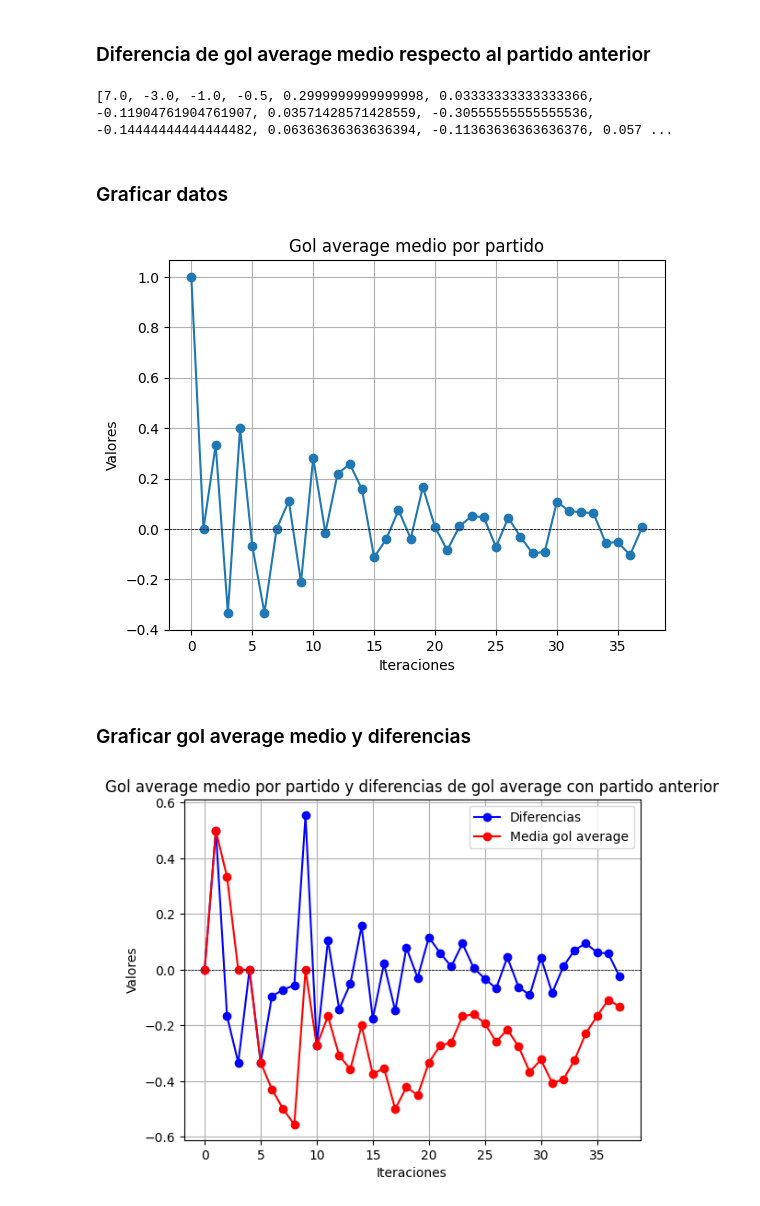
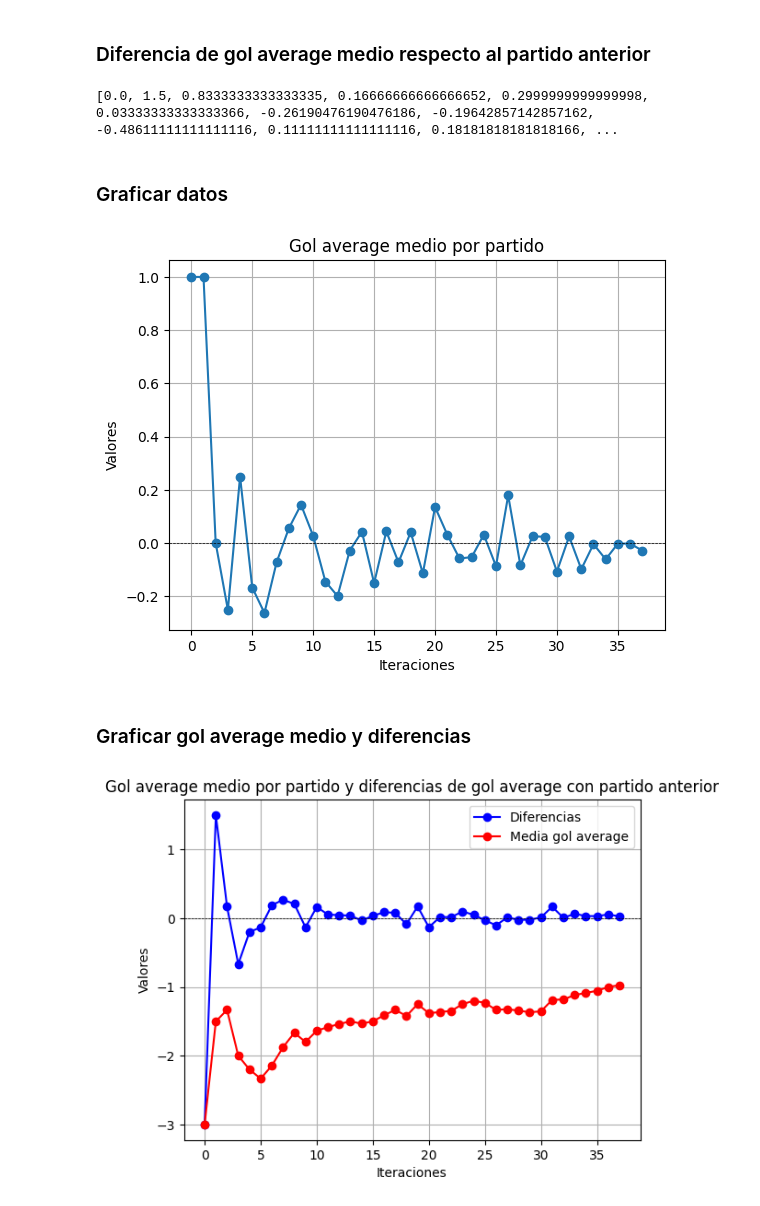
Before and after one commit to rubitopato/TFG, a Jupyter notebook: Futbol/visualizador_datos.ipynb, the cells around one changed output. Saved outputs shown, nothing was run; the diff lists cells and outputs as text; code cells hidden in the pictures.

```diff
--- a/Futbol/visualizador_datos.ipynb
+++ b/Futbol/visualizador_datos.ipynb
@@ -12,0 +11,25 @@ dataframe_liga = pd.read_csv("Datos_Formateados/SP1-1314.csv")
+# %%
+archivos = ['SP1-1011.csv','SP1-1112.csv','SP1-1213.csv','SP1-1314.csv','SP1-1415.csv','SP1-1516.csv','SP1-1617.csv', 'SP1-1718.csv',
+            'SP1-1819.csv', 'SP1-1920.csv', 'SP1-2021.csv', 'SP1-2122.csv',
+            'SP1-2223.csv', 'SP1-2324.csv']
+
+archivos = ['SP1-1819.csv', 'SP1-1920.csv', 'SP1-2021.csv', 'SP1-2122.csv', 'SP1-2223.csv']
+archivos_empates_visitantes = ['SP1-1314.csv','SP1-1415.csv','SP1-1516.csv','SP1-1617.csv', 'SP1-1718.csv']
+
+dataframes = []
+dataframes_empates_visitantes = []
+
+for archivo in archivos_empates_visitantes:
+    # Leer el archivo y almacenar el DataFrame en la lista
+    df = pd.read_csv("Datos_Formateados/"+archivo)
+    dataframes_empates_visitantes.append(df)
+
+for archivo in archivos:
+    # Leer el archivo y almacenar el DataFrame en la lista
+    df = pd.read_csv("Datos_Formateados/"+archivo)
+    dataframes.append(df)
+
+# Concatenar todos los DataFrames en uno solo
+dataframe_liga = pd.concat(dataframes, ignore_index=True)
+dataframe_liga_empates_visitante = pd.concat(dataframes_empates_visitantes, ignore_index=True)
+dataframe_liga.shape
@@ -507,7 +532,7 @@ def get_diferencia_media_gol_average_por_partido(dataframe: pd.DataFrame, equipo
 lista = get_diferencia_media_gol_average_por_partido(dataframe=dataframe_liga, equipo="Barcelona")
 print(lista)
 # %% [output]
-[7.0, -3.0, -1.0, -0.5, 0.2999999999999998, 0.03333333333333366, -0.11904761904761907, 0.03571428571428559, -0.30555555555555536, -0.14444444444444482, 0.06363636363636394, -0.11363636363636376, 0.057 ...
+[0.0, 1.5, 0.8333333333333335, 0.16666666666666652, 0.2999999999999998, 0.03333333333333366, -0.26190476190476186, -0.19642857142857162, -0.48611111111111116, 0.11111111111111116, 0.18181818181818166, ...
 # %% [markdown]
 ### Graficar datos
 # %%
@@ -526,26 +551,26 @@ plt.title('Gol average medio por partido')
 plt.grid(True)
 plt.show()
 # %% [output]
-[figure, old version]
+[figure, new version]
 # %% [markdown]
 ### Graficar gol average medio y diferencias
 # %%
-datos1 = get_diferencia_media_gol_average_por_partido(dataframe=dataframe_liga, equipo="Celta")
-datos2 = get_media_gol_average_por_partido(dataframe=dataframe_liga,equipo="Celta")
+datos1 = get_diferencia_media_gol_average_por_partido(dataframe=dataframe_liga, equipo="Elche")
+datos2 = get_media_gol_average_por_partido(dataframe=dataframe_liga,equipo="Elche")
 iteraciones = range(len(datos1))
 
 plt.plot(iteraciones, datos1, marker='o', linestyle='-', color='blue', label='Diferencias')
 plt.plot(iteraciones, datos2, marker='o', linestyle='-', color='red', label='Media gol average')
 
 plt.axhline(0, color='black', linewidth=0.5, linestyle='--')
 
 plt.xlabel('Iteraciones')
 plt.ylabel('Valores')
 
 plt.title('Gol average medio por partido y diferencias de gol average con partido anterior')
 
 plt.legend()
 plt.grid(True)
 plt.show()
 # %% [output]
-[figure, old version]
+[figure, new version]
```
Also changed, not shown: parts of 19 cells of this notebook, 20 other files.
